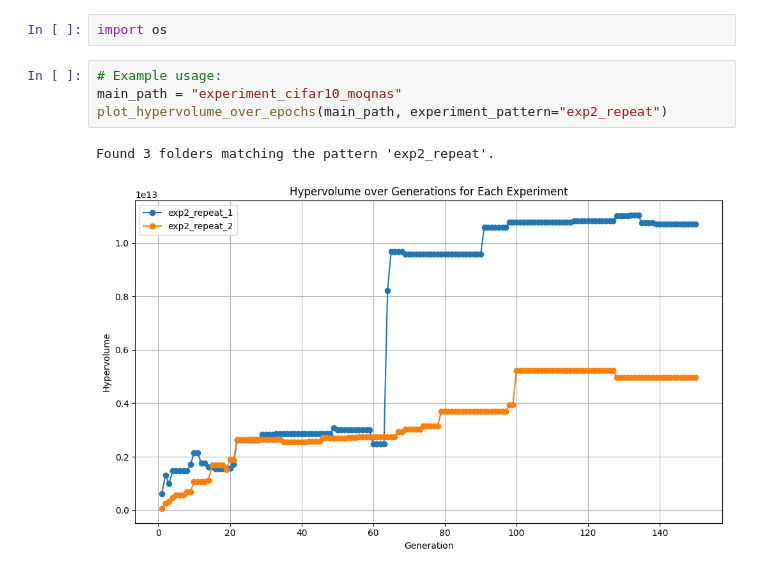
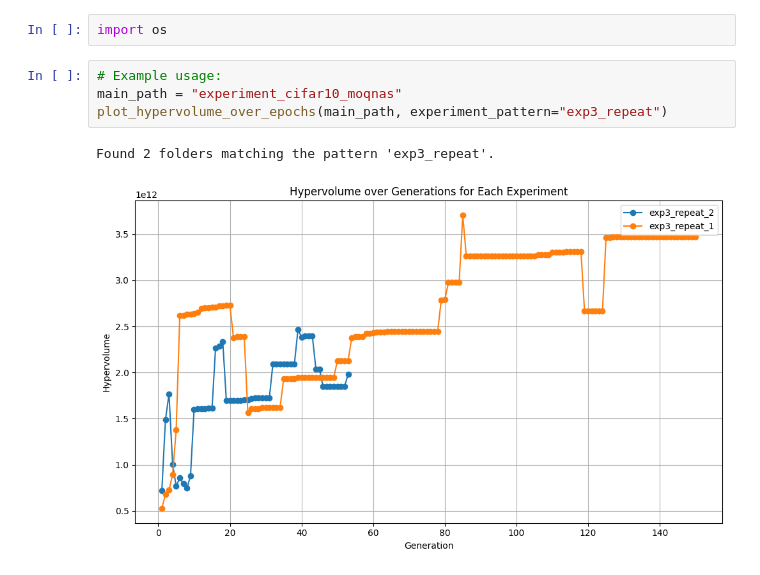
Before and after one commit to DiegoPaezA/MoQ-NAS, a Jupyter notebook: preview_mo.ipynb, the cells around one changed output. Drawn from its saved outputs; the diff is of its cells as text.

```diff
--- a/preview_mo.ipynb
+++ b/preview_mo.ipynb
@@ -213,7 +213,7 @@ import os
 # %%
 # Example usage:
 main_path = "experiment_cifar10_moqnas"
-plot_hypervolume_over_epochs(main_path, experiment_pattern="exp2_repeat")
+plot_hypervolume_over_epochs(main_path, experiment_pattern="exp3_repeat")
 # %% [output]
-Found 3 folders matching the pattern 'exp2_repeat'.
+Found 2 folders matching the pattern 'exp3_repeat'.
-[figure, old version]
+[figure, new version]
```
Also changed, not shown: parts of 6 cells of this notebook.
